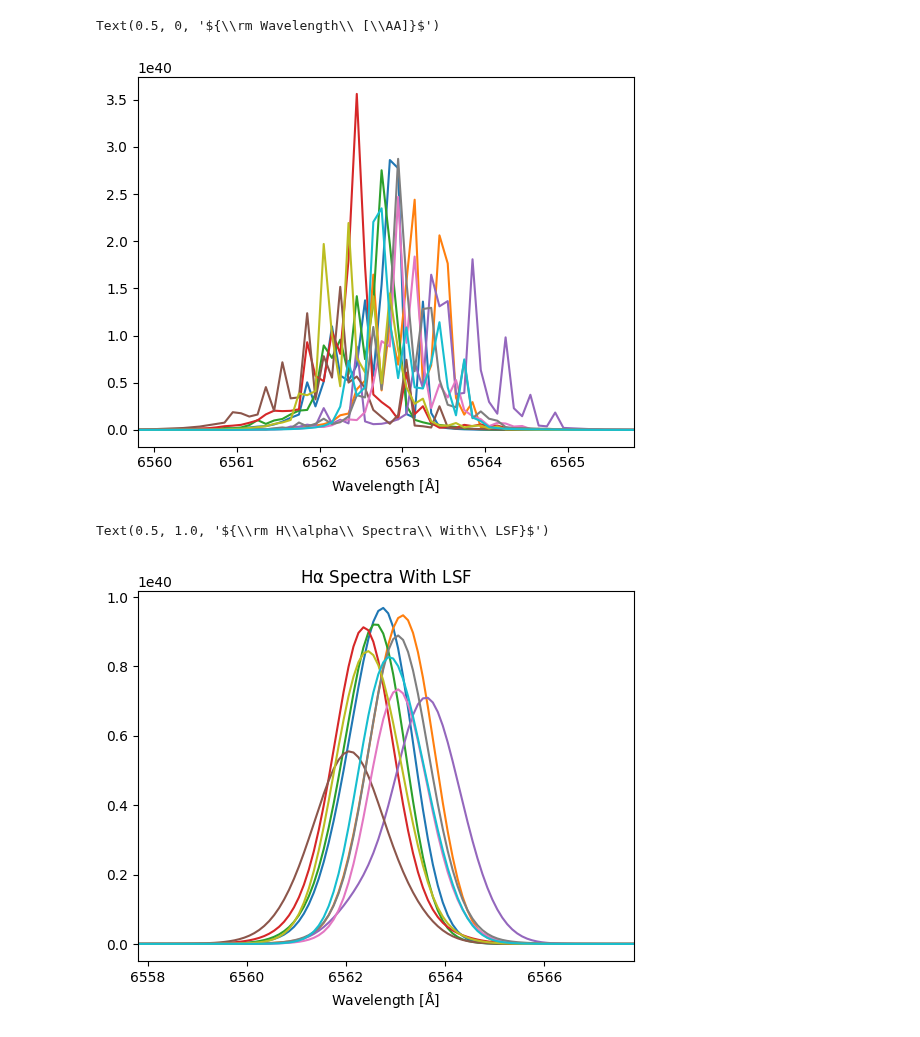
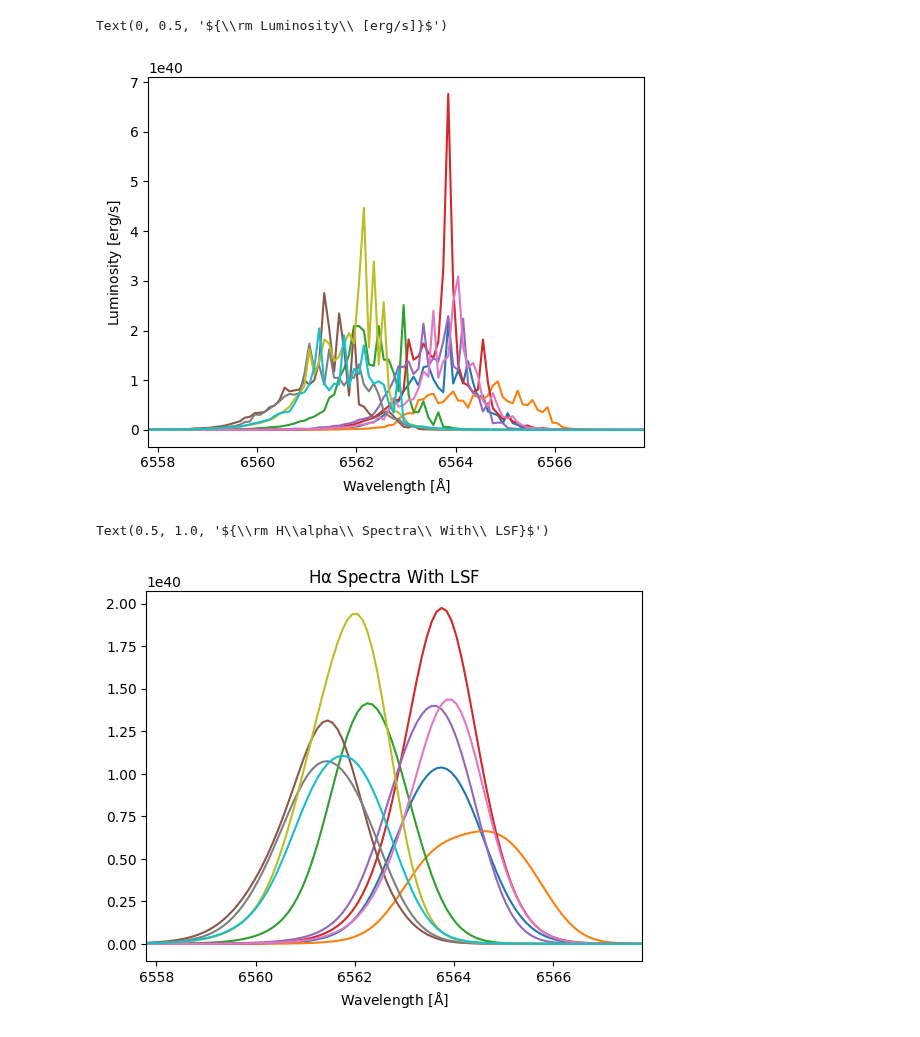
Before and after one commit to HarleyKatz/SPHINX-20-data, a Jupyter notebook: notebooks/sphinx_20_manual_01-lya_and_ha_spec_and_prof.ipynb, the cells around one changed output. Cells and saved outputs as stored; diff of their text form; code cells hidden in the pictures.

```diff
--- a/notebooks/sphinx_20_manual_01-lya_and_ha_spec_and_prof.ipynb
+++ b/notebooks/sphinx_20_manual_01-lya_and_ha_spec_and_prof.ipynb
@@ -11,5 +12,10 @@ ndir = 10 # Number of directions from peeling off
 # %%
 # Load in the data
 df = pd.read_csv("../data/all_basic_data.csv")
-df_lya = pd.read_csv("../data/lya_spec_prof.csv")
-df_ha = pd.read_csv("../data/ha_spec_prof.csv")
+
+# Load in the z=6 lya and ha spectra
+with open("../data/lya_ha_spec_profs/ha_spec_prof_z6.json") as f:
+    ha_dat = json.load(f)
+
+with open("../data/lya_ha_spec_profs/lya_spec_prof_z6.json") as f:
+    lya_dat = json.load(f)
@@ -40,17 +24,16 @@ df.head(n=10)
 lya_lmin = 1165.67; lya_lmax = 1265.67
 ha_lmin = 6512.8; ha_lmax = 6612.8
 # %%
-# Make a plot of the Lya spectra of the first galaxy
-# Note that the units are erg/s in the spectral bin which is 0.1A
-# Data is stored as a list embedded in a string...this was a stupid decision on my end
-# Need to convert with ast.literal.eval
-gal_1 = df.index[0]
+# Make a plot of the Lya spectra of the first z=6 galaxy in the json
+gal = "114509"
 
 for i in range(ndir):
     plt.plot(
-        ast.literal_eval(df[f"lya_sbins_dir_{i}"].iloc[gal_1]),
-        ast.literal_eval(df[f"lya_spec_dir_{i}"].iloc[gal_1]))
+        lya_dat[gal][f"dir_{i}"]["lya_spectrum_bins"],
+        10.**np.array(lya_dat[gal][f"dir_{i}"]["lya_spectrum"]),
+    )
 
 plt.xlim(1215.67-5,1215.67+5)
 plt.xlabel(r"${\rm Wavelength\ [\AA]}$")
+plt.ylabel(r"${\rm Luminosity\ [erg/s]}$")
 # %% [output]
@@ -59,32 +42,33 @@ Text(0.5, 0, '${\\rm Wavelength\\ [\\AA]}$')
 # %%
 # Do the same for Halpha
 # Note that the units are erg/s in the spectral bin which is 0.1A
-gal_1 = df.index[0]
+gal = "114509"
 
 for i in range(ndir):
     plt.plot(
-        ast.literal_eval(df[f"ha_sbins_dir_{i}"].iloc[gal_1]),
-        ast.literal_eval(df[f"ha_spec_dir_{i}"].iloc[gal_1]))
+        ha_dat[gal][f"dir_{i}"]["ha_spectrum_bins"],
+        10.**np.array(ha_dat[gal][f"dir_{i}"]["ha_spectrum"]),
+    )
 
-plt.xlim(6562.8-3,6562.8+3)
+plt.xlim(6562.8-5,6562.8+5)
 plt.xlabel(r"${\rm Wavelength\ [\AA]}$")
+plt.ylabel(r"${\rm Luminosity\ [erg/s]}$")
 # %% [output]
-Text(0.5, 0, '${\\rm Wavelength\\ [\\AA]}$')
+Text(0, 0.5, '${\\rm Luminosity\\ [erg/s]}$')
-[figure, old version]
+[figure, new version]
 # %%
 # All of the spectra were run at 0.1A resolution. We can make this plot convolving with a line spread function of 0.5A
 # Then it starts to look more realistic :)
-gal_1 = df.index[0]
 
 for i in range(ndir):
     plt.plot(
-        ast.literal_eval(df[f"ha_sbins_dir_{i}"].iloc[gal_1]),
-        gaussian_filter1d(np.array(ast.literal_eval(df[f"ha_spec_dir_{i}"].iloc[gal_1])),5)
+        ha_dat[gal][f"dir_{i}"]["ha_spectrum_bins"],
+        gaussian_filter1d(10.**np.array(ha_dat[gal][f"dir_{i}"]["ha_spectrum"]),5)
     )
 
 plt.xlim(6562.8-5,6562.8+5)
 plt.xlabel(r"${\rm Wavelength\ [\AA]}$")
 plt.title(r"${\rm H\alpha\ Spectra\ With\ LSF}$")
 # %% [output]
 Text(0.5, 1.0, '${\\rm H\\alpha\\ Spectra\\ With\\ LSF}$')
-[figure, old version]
+[figure, new version]
```
Also changed, not shown: parts of 4 cells of this notebook, 3 other files.
